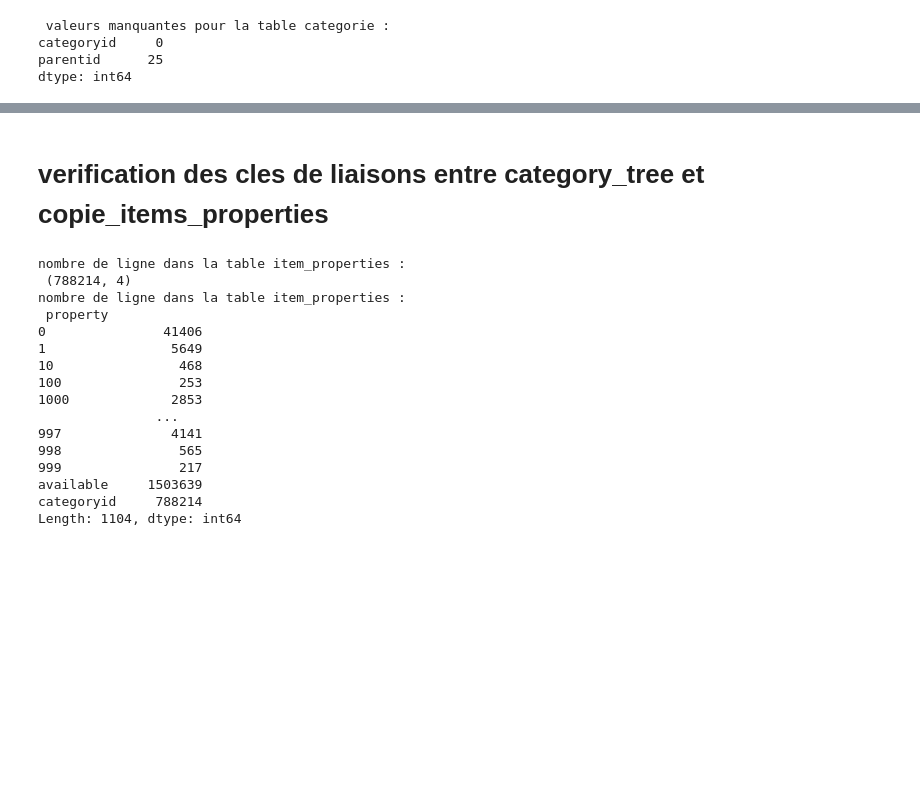
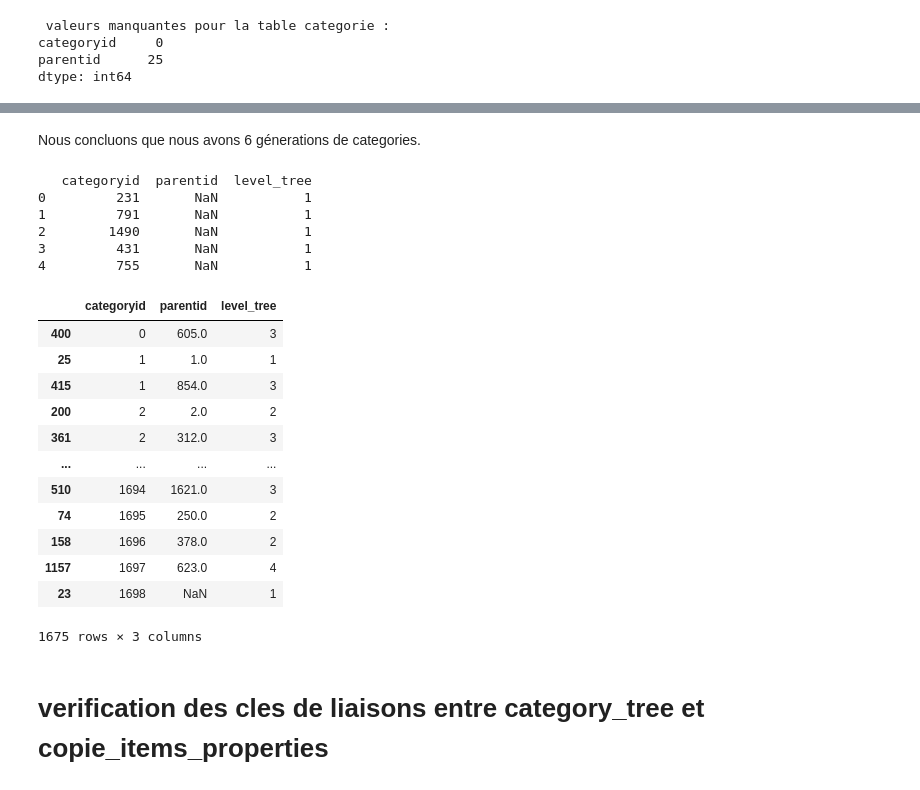
Before and after one commit to guylain237/BIG_DATA_Analyse_Optimisation_site_Ecommerce, a Jupyter notebook: notebooks/data.ipynb, the cells around one changed output, grey strips where cells are left out. Drawn from its saved outputs; the diff is of its cells as text; code cells hidden in the pictures; blank space fills up the shorter version.

```diff
--- a/notebooks/data.ipynb
+++ b/notebooks/data.ipynb
@@ -672,0 +673,37 @@ Nombre de catégories feuilles : 1307
+# %% [markdown]
+Nous concluons que nous avons 6 génerations de categories.
+# %%
+# Liste des niveaux de catégories
+category_levels = [category_level1, category_level2, category_level3, category_level4, category_level5, category_level6]
+
+# Ajout de la colonne 'level_tree' pour chaque niveau sans modifier les DataFrames d'origine
+category_levels_updated = [cat.assign(level_tree=i) for i, cat in enumerate(category_levels, start=1)]
+
+# Concaténation des DataFrames
+category_tree_level = pd.concat(category_levels_updated, ignore_index=True)
+
+# Vérification du résultat
+print(category_tree_level.head())
+# %% [output]
+   categoryid  parentid  level_tree
+0         231       NaN           1
+1         791       NaN           1
+2        1490       NaN           1
+3         431       NaN           1
+4         755       NaN           1
+# %%
+category_tree_level.sort_values("categoryid")
+# %% [output]
+|  | categoryid | parentid | level_tree |
+| 400 | 0 | 605.0 | 3 |
+| 25 | 1 | 1.0 | 1 |
+| 415 | 1 | 854.0 | 3 |
+| 200 | 2 | 2.0 | 2 |
+| 361 | 2 | 312.0 | 3 |
+| ... | ... | ... | ... |
+| 510 | 1694 | 1621.0 | 3 |
+| 74 | 1695 | 250.0 | 2 |
+| 158 | 1696 | 378.0 | 2 |
+| 1157 | 1697 | 623.0 | 4 |
+| 23 | 1698 | NaN | 1 |
+1675 rows × 3 columns
@@ -673,25 +714,8 @@ Nombre de catégories feuilles : 1307
 # %% [markdown]
 # verification des cles de liaisons entre category_tree et copie_items_properties
 # %%
-item = item_properties[item_properties['property'] == 'categoryid']
-print(f"nombre de ligne dans la table item_properties : \n {item.shape}")
+# item = item_properties[item_properties['property'] == 'categoryid']
+# print(f"nombre de ligne dans la table item_properties : \n {item}")
 
-value = item_properties.groupby("property").size()
-print(f"nombre de ligne dans la table item_properties : \n {value}")
+# value = item_properties.groupby("property").size()
+# print(f"nombre de ligne dans la table item_properties : \n {value}")
-# %% [output]
-nombre de ligne dans la table item_properties :
- (788214, 4)
-nombre de ligne dans la table item_properties :
- property
-0               41406
-1                5649
-10                468
-100               253
-1000             2853
-               ...
-997              4141
-998               565
-999               217
-available     1503639
-categoryid     788214
-Length: 1104, dtype: int64
```
Also changed, not shown: parts of 25 cells of this notebook, 4 other files.
